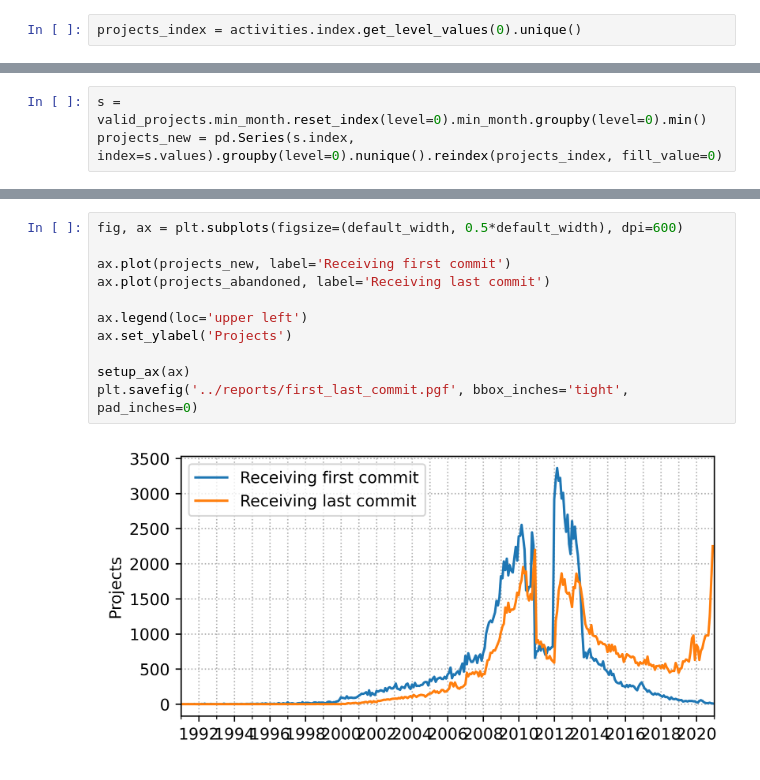
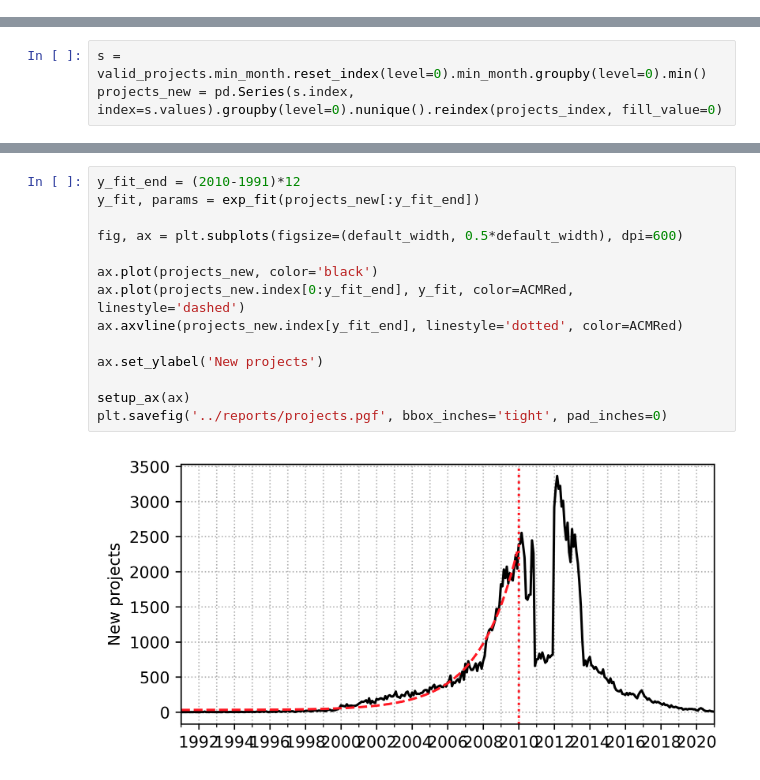
Before and after one commit to michaeldorner/quo-vadis-open-source, a Jupyter notebook: notebooks/03 Visualizing.ipynb, the cells around one changed output, grey strips where cells are left out. Drawn from its saved outputs; the diff is of its cells as text.

```diff
--- a/notebooks/03 Visualizing.ipynb
+++ b/notebooks/03 Visualizing.ipynb
@@ -210,2 +166,0 @@ last_active_month = dict(activities.commits.reset_index().groupby('project_id').
-# %%
-projects_index = activities.index.get_level_values(0).unique()
@@ -245,13 +186,16 @@ projects_new = pd.Series(s.index, index=s.values).groupby(level=0).nunique().rei
 # %%
+y_fit_end = (2010-1991)*12
+y_fit, params = exp_fit(projects_new[:y_fit_end])
+
 fig, ax = plt.subplots(figsize=(default_width, 0.5*default_width), dpi=600)
 
-ax.plot(projects_new, label='Receiving first commit')
-ax.plot(projects_abandoned, label='Receiving last commit')
+ax.plot(projects_new, color='black')
+ax.plot(projects_new.index[0:y_fit_end], y_fit, color=ACMRed, linestyle='dashed')
+ax.axvline(projects_new.index[y_fit_end], linestyle='dotted', color=ACMRed)
 
-ax.legend(loc='upper left')
-ax.set_ylabel('Projects')
+ax.set_ylabel('New projects')
 
 setup_ax(ax)
-plt.savefig('../reports/first_last_commit.pgf', bbox_inches='tight', pad_inches=0)
+plt.savefig('../reports/projects.pgf', bbox_inches='tight', pad_inches=0)
 # %% [output]
-[figure, old version]
+[figure, new version]
```
Also changed, not shown: parts of 14 cells of this notebook, 1 other file.
